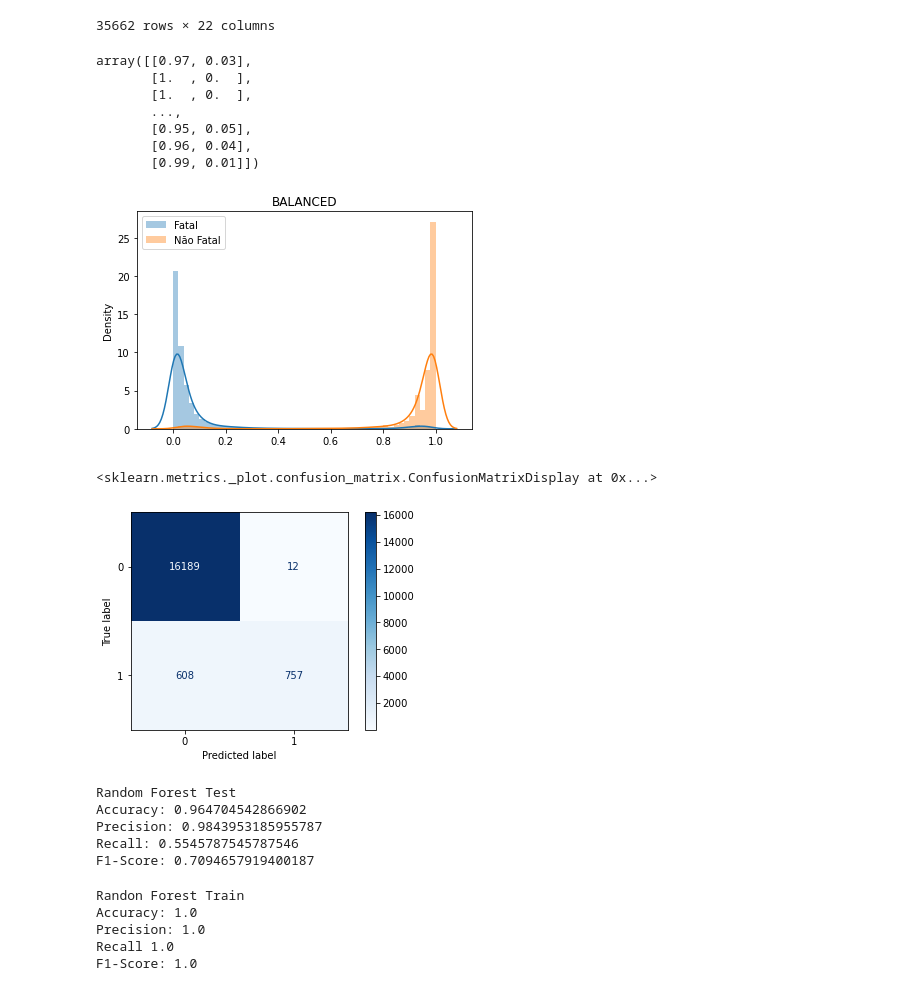
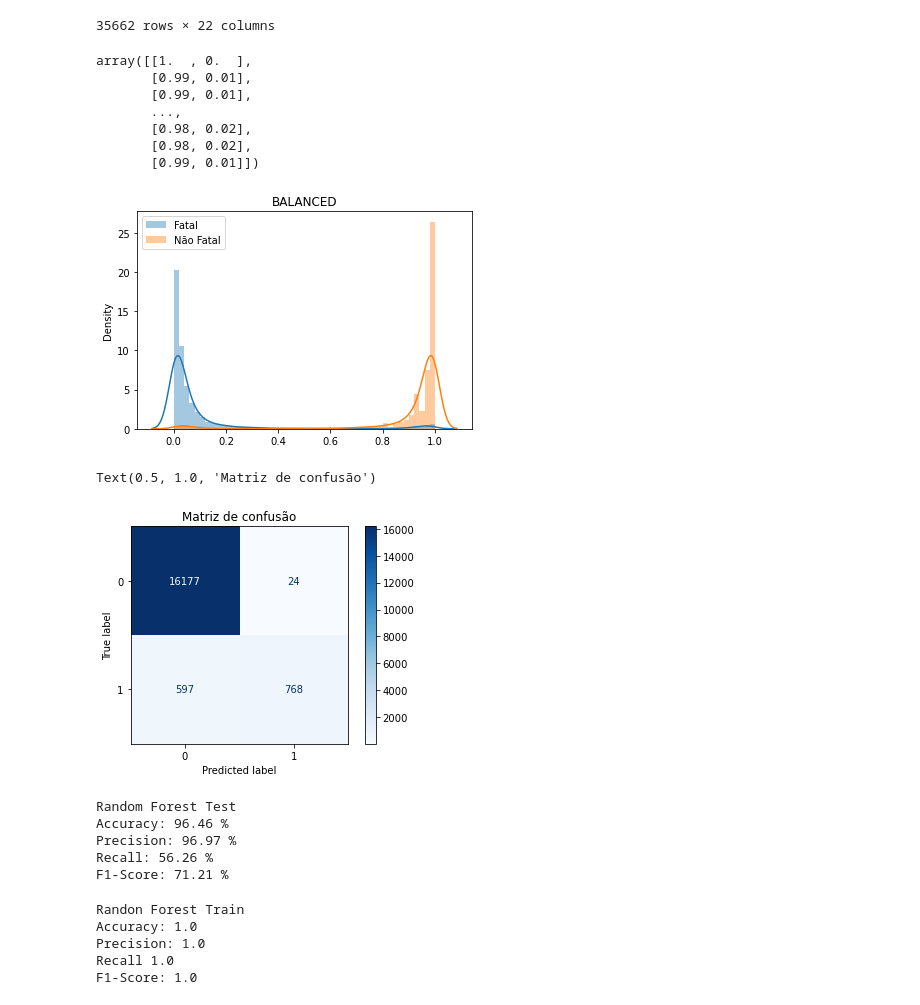
Before and after one commit to renatolotto/Projeto-TERA-Data-Science---Acidentes-Motocicletas, a Jupyter notebook: 05_Modeling.ipynb, the cells around one changed output. Saved outputs shown, nothing was run; the diff lists cells and outputs as text; code cells hidden in the pictures.

```diff
--- a/05_Modeling.ipynb
+++ b/05_Modeling.ipynb
@@ -63,10 +65,13 @@ Index(['Ano', 'Mes', 'Dia', 'Dia da Semana', 'Turno', 'Município',
        'dias_semana_cos', 'Hora', 'Minuto', 'horario_float', 'horario_sin',
        'horario_cos'],
       dtype='object')
+# %%
+df1 = df[['Acidente Fatal','Turno','Município','Jurisdição','Administração','Conservação',
+    'Latitude', 'Longitude','Condições Climáticas', 'Iluminação', 'Mão de direção',
+    'Relevo','Superfície da via', 'Tipo de pavimento', 'Tipo de pista', 'Traçado',
+    'Tipo de Via','horario_sin','horario_cos','dias_semana_sin','dias_semana_cos','Mes_sin', 'Mes_cos']]
 # %%
-# escolhendo colunas
-df1 = df[['Acidente Fatal','Turno','Município','Jurisdição','Administração','Conservação',
+df2 = df[['Acidente Fatal','Turno','Município','Jurisdição','Administração','Conservação',
     'Latitude', 'Longitude','Condições Climáticas', 'Iluminação', 'Mão de direção',
     'Relevo','Superfície da via', 'Tipo de pavimento', 'Tipo de pista', 'Traçado',
-    'Tipo de Via','Mes_sin', 'Mes_cos','dias_semana_sin','dias_semana_cos',
-    'horario_sin','horario_cos']]# retirado a feature "ANO" após análise de feature importance #,'Ano'
+    'Tipo de Via','horario_sin','horario_cos','dias_semana_sin','dias_semana_cos','Mes_sin', 'Mes_cos','Ano']]
@@ -119,7 +144,7 @@ X_train_proc
 35662 rows × 22 columns
 # %%
 # criando modelo baseline
-model1 = RandomForestClassifier(random_state=42,class_weight='balanced')#,max_depth=5) #definindo o classificador
+model1 = RandomForestClassifier(random_state=42)#,max_depth=5,class_weight='balanced') #definindo o classificador
 mdl1 = model1.fit(X_train_proc,y_train)#treinando o modelo
 # %%
 # Get predicted class, treshold 0.5
@@ -130,12 +155,12 @@ y_pred_probs_1 = mdl1.predict_proba(X_test_proc)
 # %%
 y_pred_probs_1
 # %% [output]
-array([[0.97, 0.03],
-       [1.  , 0.  ],
-       [1.  , 0.  ],
+array([[1.  , 0.  ],
+       [0.99, 0.01],
+       [0.99, 0.01],
        ...,
-       [0.95, 0.05],
-       [0.96, 0.04],
+       [0.98, 0.02],
+       [0.98, 0.02],
        [0.99, 0.01]])
 # %%
 sns.distplot(y_pred_probs_1[:,1], label='Fatal')
@@ -144,24 +169,25 @@ plt.legend()
 plt.title('BALANCED')
 plt.show()
 # %% [output]
-[figure, old version]
+[figure, new version]
 # %%
 plot_confusion_matrix(model1, X_test_proc, y_test, cmap='Blues')
+plt.title('Matriz de confusão')
 # %% [output]
-<sklearn.metrics._plot.confusion_matrix.ConfusionMatrixDisplay at 0x...>
+Text(0.5, 1.0, 'Matriz de confusão')
-[figure, old version]
+[figure, new version]
 # %%
 print('Random Forest Test')
-print('Accuracy:', accuracy_score(y_test, y_pred1))
-print('Precision:', precision_score(y_test, y_pred1))
-print('Recall:', recall_score(y_test, y_pred1))
-print('F1-Score:', f1_score(y_test, y_pred1))
+print('Accuracy:', round(100*accuracy_score(y_test, y_pred1),2),'%')
+print('Precision:', round(100*precision_score(y_test, y_pred1),2),'%')
+print('Recall:', round(100*recall_score(y_test, y_pred1),2),'%')
+print('F1-Score:', round(100*f1_score(y_test, y_pred1),2),'%')
 # %% [output]
 Random Forest Test
-Accuracy: 0.964704542866902
-Precision: 0.9843953185955787
-Recall: 0.5545787545787546
-F1-Score: 0.7094657919400187
+Accuracy: 96.46 %
+Precision: 96.97 %
+Recall: 56.26 %
+F1-Score: 71.21 %
 # %%
 #checando overfit
 y_pred_train= mdl1.predict(X_train_proc)
```
Also changed, not shown: parts of 69 cells of this notebook, 5 other files.
